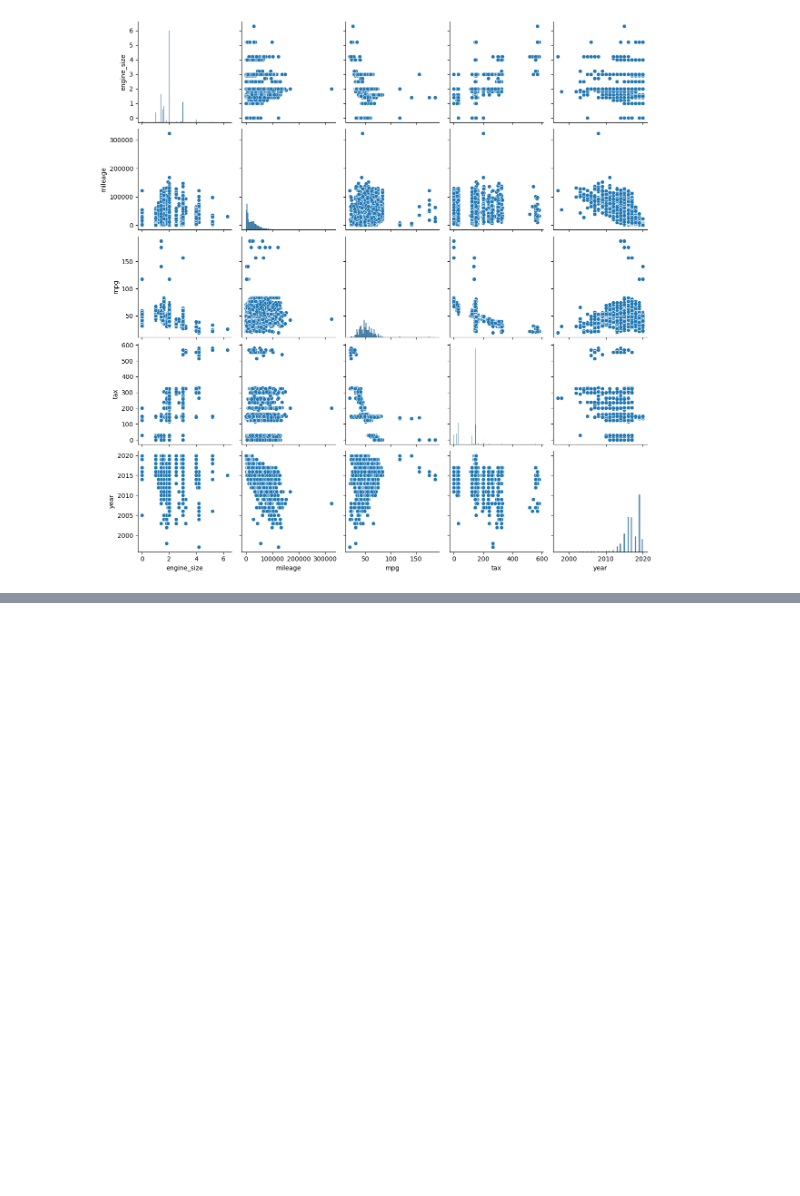
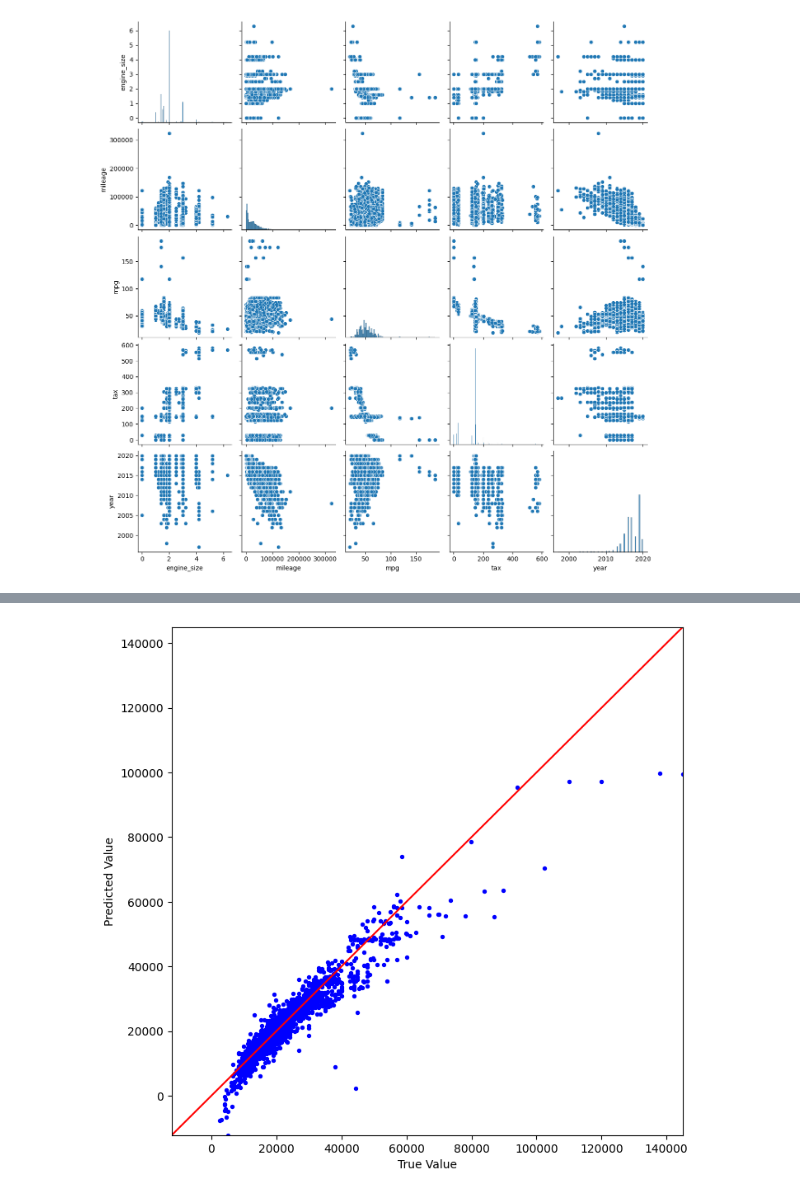
Before and after one commit to daniel-g-p/tensorflow-course, a Jupyter notebook: freecodecamp/11-audi-used-cars-tensorflow.ipynb, the cells around one changed output, grey strips where cells are left out. Saved outputs shown, nothing was run; the diff lists cells and outputs as text; code cells hidden in the pictures; blank space fills up the shorter version.

Commit message:
Build used car price regression model with Tensorflow+

```diff
--- a/freecodecamp/11-audi-used-cars-tensorflow.ipynb
+++ b/freecodecamp/11-audi-used-cars-tensorflow.ipynb
@@ -213,11 +213,11 @@ imputer = ColumnTransformer(
     verbose_feature_names_out=False,
 )
 
-robust_scaler = ColumnTransformer(
+standard_scaler = ColumnTransformer(
     [
         (
-            "robust_scaler",
-            RobustScaler(),
+            "standard_scaler",
+            StandardScaler(),
             num_features,
         ),
     ],
@@ -252,7 +252,7 @@ encoder = ColumnTransformer(
 preprocessing_pipeline = Pipeline(
     [
         ("imputer", imputer),
-        ("robust_scaler", robust_scaler),
+        ("standard_scaler", standard_scaler),
         ("minmax_scaler", minmax_scaler),
         ("encoder", encoder),
     ],
@@ -287,9 +287,11 @@ y_test: (2134,)
 model = tf.keras.Sequential(
     [
         tf.keras.layers.Input(shape=(X_train.shape[1]), name="input"),
-        tf.keras.layers.Dense(units=64, name="dense_1"),
-        tf.keras.layers.Dense(units=32, name="dense_2"),
-        tf.keras.layers.Dense(units=1, name="output"),
+        tf.keras.layers.Dense(64, name="dense_1"),
+        tf.keras.layers.Dense(128, name="dense_2"),
+        tf.keras.layers.Dense(64, name="dense_3"),
+        tf.keras.layers.Dense(32, name="dense_4"),
+        tf.keras.layers.Dense(1, name="output"),
     ],
     name="model",
 )
@@ -318,5 +324,5 @@ metrics = tf.keras.metrics.MeanAbsoluteError()
 
 model.compile(optimizer, loss, metrics)
 # %%
-model.fit(X_train, y_train, batch_size=16, epochs=50, shuffle=True, validation_split=0.2)
+model.fit(X_train, y_train, batch_size=32, epochs=32, shuffle=True, validation_split=0.2)
 # %% [output]
@@ -360,0 +347,17 @@ model.evaluate(X_test, y_test)
+# %%
+y_pred = model.predict(X_test)
+
+y_min = min([np.amin(y_pred), np.amin(y_test)])
+y_max = max([np.amax(y_pred), np.amax(y_test)])
+
+fig, ax = plt.subplots()
+fig.set_size_inches(8, 8)
+
+ax.scatter(y_test, y_pred, color="blue", s=8)
+ax.axline([y_min, y_min], [y_max, y_max], color="red")
+
+ax.set_xlabel("True Value")
+ax.set_ylabel("Predicted Value")
+ax.set_xbound(y_min, y_max)
+ax.set_ybound(y_min, y_max)
+# %% [output]
@@ -360,0 +365 @@ model.evaluate(X_test, y_test)
+[figure, added]
```
Also changed, not shown: parts of 8 cells of this notebook.
